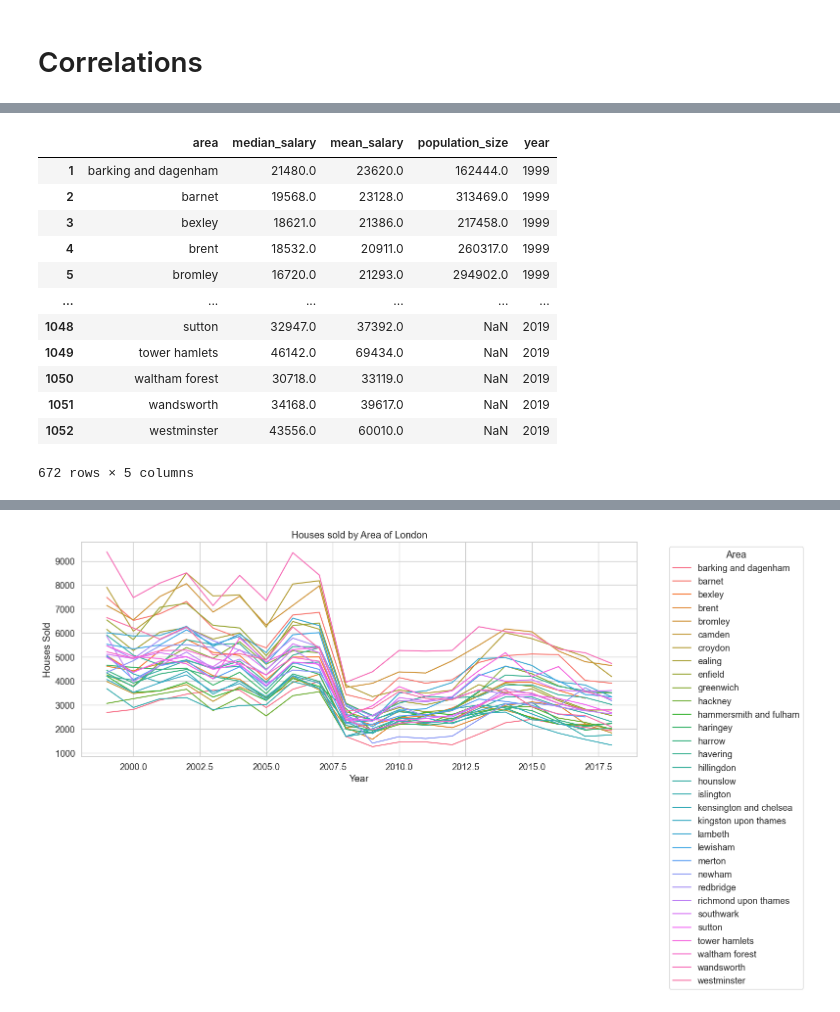
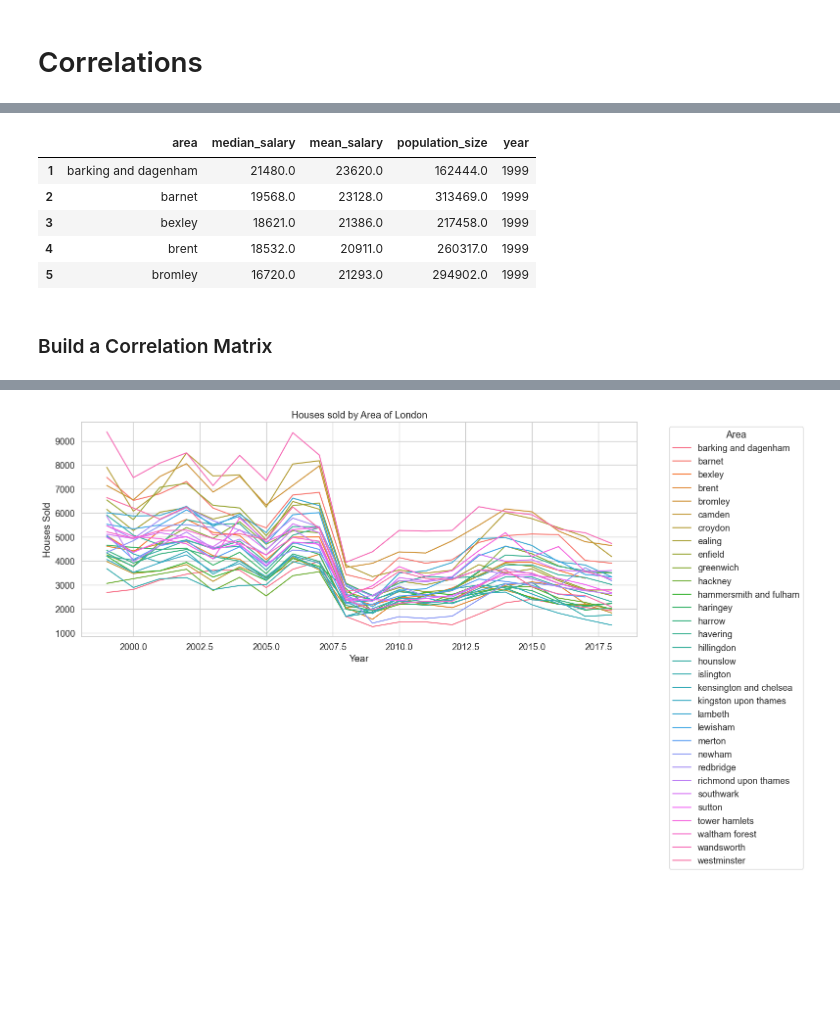
Before and after one commit to CharliePW/London-Housing-ML, a Jupyter notebook: London Housing Analysis.ipynb, the cells around one changed output, grey strips where cells are left out. Saved outputs shown, nothing was run; the diff lists cells and outputs as text; code cells hidden in the pictures; blank space fills up the shorter version.

Commit message:
Removed old notebooks, added new ML notebooks, and updated London Housing Analysis

```diff
--- a/London Housing Analysis.ipynb
+++ b/London Housing Analysis.ipynb
@@ -330,21 +308,16 @@ df_yearly_london['date'] = pd.to_datetime(df_yearly_london['date'])
 df_yearly_london['year'] = df_yearly_london['date'].dt.year
 df_yearly_london = df_yearly_london.drop(columns='date')
 # %%
-df_yearly_london
+df_yearly_london.head()
 # %% [output]
 |  | area | median_salary | mean_salary | population_size | year |
 | 1 | barking and dagenham | 21480.0 | 23620.0 | 162444.0 | 1999 |
 | 2 | barnet | 19568.0 | 23128.0 | 313469.0 | 1999 |
 | 3 | bexley | 18621.0 | 21386.0 | 217458.0 | 1999 |
 | 4 | brent | 18532.0 | 20911.0 | 260317.0 | 1999 |
 | 5 | bromley | 16720.0 | 21293.0 | 294902.0 | 1999 |
-| ... | ... | ... | ... | ... | ... |
-| 1048 | sutton | 32947.0 | 37392.0 | NaN | 2019 |
-| 1049 | tower hamlets | 46142.0 | 69434.0 | NaN | 2019 |
-| 1050 | waltham forest | 30718.0 | 33119.0 | NaN | 2019 |
-| 1051 | wandsworth | 34168.0 | 39617.0 | NaN | 2019 |
-| 1052 | westminster | 43556.0 | 60010.0 | NaN | 2019 |
-672 rows × 5 columns
+# %% [markdown]
+### Build a Correlation Matrix
 # %%
 df_yearly_merged = pd.merge(df_merged, df_yearly_london, on=['year', 'area'], how='outer').dropna()
 # %%
```
Also changed, not shown: parts of 26 cells of this notebook, 4 other files.
